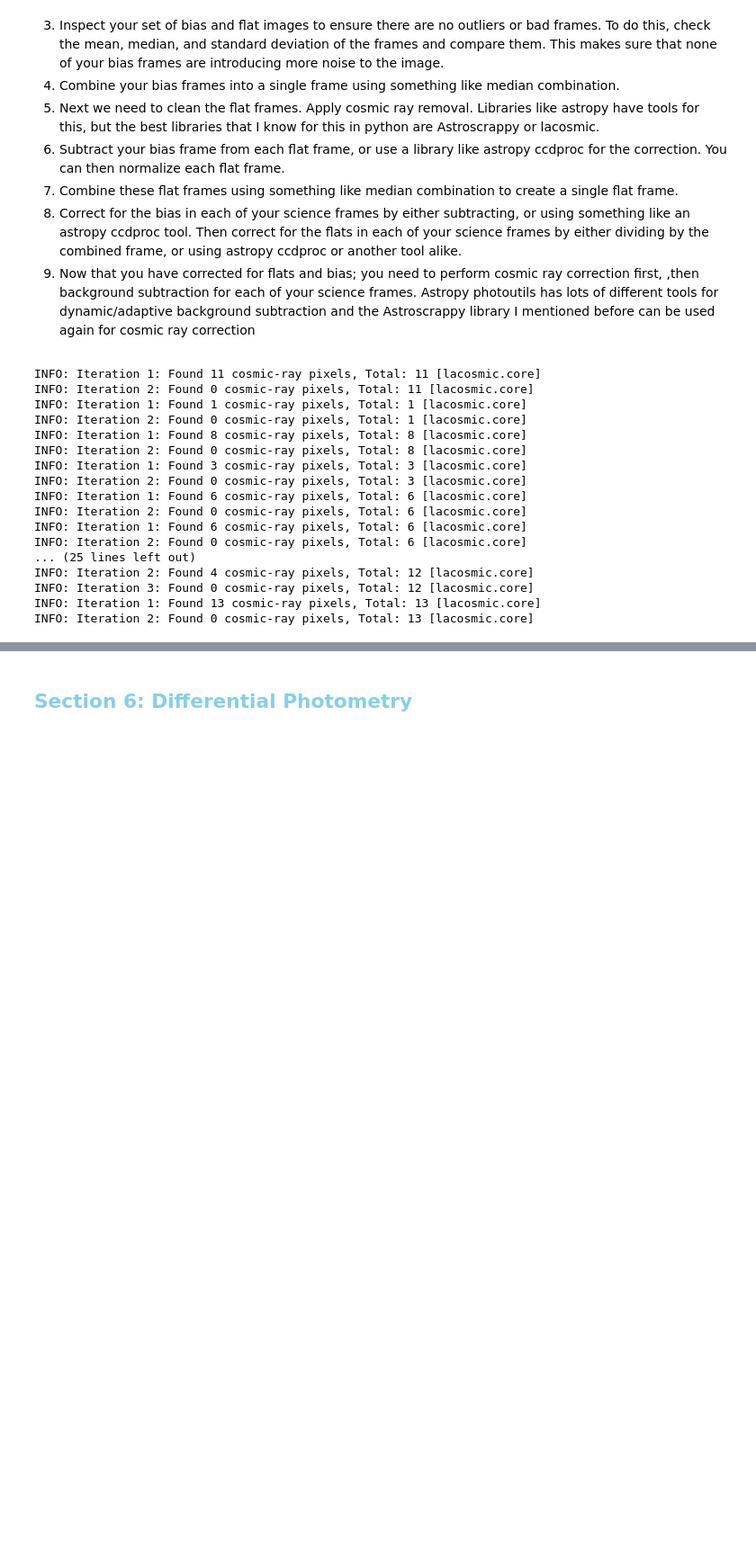
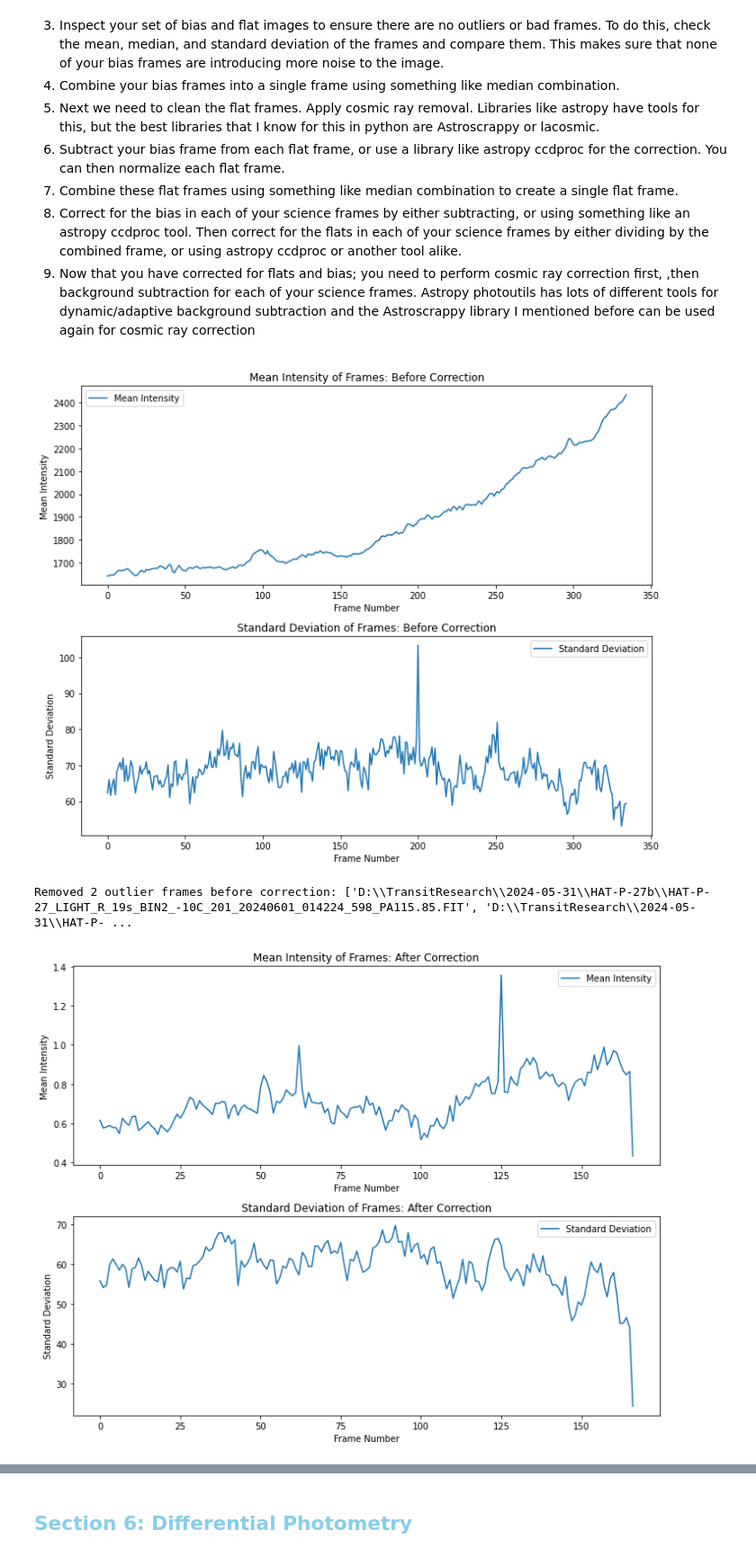
Before and after one commit to aidenweatherbee/ExoplanetTransitProcessing, a Jupyter notebook: TransitProcessing2.ipynb, the cells around one changed output, grey strips where cells are left out. Shown at 90% size. Saved outputs shown, nothing was run; the diff lists cells and outputs as text; code cells hidden in the pictures; blank space fills up the shorter version.

```diff
--- a/TransitProcessing2.ipynb
+++ b/TransitProcessing2.ipynb
@@ -124,7 +124,7 @@ from astropy.io import fits
 from astropy.nddata import CCDData
 import ccdproc
 import astroalign as aa
-from lacosmic import lacosmic
+from astroscrappy import detect_cosmics
 from photutils.background import Background2D, SExtractorBackground
 import matplotlib.pyplot as plt
 
@@ -177,8 +177,7 @@ def calibrate_and_save_images(science_images, flat_images, bias_images, output_f
     flat_data = [CCDData(img[0].data, unit='adu') for img, _ in flat_images]
     corrected_flats = [ccdproc.subtract_bias(flat, combined_bias) for flat in flat_data]
     for flat in corrected_flats:
-        flat.data = np.array(flat.data)
-        clean_data = lacosmic(flat.data, contrast=2.0, cr_threshold=5.0, neighbor_threshold=0.3, effective_gain=1.0, readnoise=10.0)
+        cosmic_mask, clean_data = detect_cosmics(flat.data, gain=1.0, readnoise=10.0, sigclip=5.0)
         flat.data = clean_data
     normalized_flats = [flat.divide(np.median(flat.data[flat.data > 0])) for flat in corrected_flats]
     combined_flat = ccdproc.combine(normalized_flats, method='median')
@@ -198,69 +197,63 @@ def calibrate_and_save_images(science_images, flat_images, bias_images, output_f
     corrected_science_ccds = []
     reference_image = None
 
-    for i, science_ccd in enumerate(science_ccds):
-        filename = science_images[i][1]  # Use original filename from input list
+    for i in range(0, len(science_ccds), 2):
         try:
-            if reference_image is None:
-                reference_image = science_ccd
+            stack_data = np.zeros_like(science_ccds[i].data, dtype='float32')
+            stack_header = science_ccds[i].meta
 
-            aligned_data, _ = aa.register(science_ccd.data, reference_image.data)
-            aligned_ccd = CCDData(aligned_data, unit='adu', meta=science_ccd.meta)
-            corrected_ccd = ccdproc.subtract_bias(aligned_ccd, combined_bias)
-            corrected_ccd = ccdproc.flat_correct(corrected_ccd, combined_flat)
+            for j in range(2):
+                if i + j < len(science_ccds):
+                    science_ccd = science_ccds[i + j]
+                    if reference_image is None:
+                        reference_image = science_ccd
 
-            corrected_ccd.data = np.array(corrected_ccd.data)
-            clean_data = lacosmic(corrected_ccd.data, contrast=2.0, cr_threshold=5.0, neighbor_threshold=0.3, effective_gain=1.0, readnoise=10.0)
-            corrected_ccd.data = clean_data
-            bkg_estimator = SExtractorBackground()
-            bkg = Background2D(corrected_ccd.data, (100, 100), filter_size=(5, 5), bkg_estimator=bkg_estimator)
-            corrected_ccd.data -= bkg.background
+                    aligned_data, _ = aa.register(science_ccd.data, reference_image.data)
+                    aligned_ccd = CCDData(aligned_data, unit='adu', meta=science_ccd.meta)
+                    corrected_ccd = ccdproc.subtract_bias(aligned_ccd, combined_bias)
+                    corrected_ccd = ccdproc.flat_correct(corrected_ccd, combined_flat)
 
-            if reference_image is not None:
-                realigned_data, _ = aa.register(corrected_ccd.data, reference_image.data)
-                corrected_ccd = CCDData(realigned_data, unit='adu', meta=science_ccd.meta)
+                    cosmic_mask, clean_data = detect_cosmics(corrected_ccd.data, gain=1.0, readnoise=10.0, sigclip=5.0, sigfrac=0.3)
+                    corrected_ccd.data = clean_data
+                    bkg_estimator = SExtractorBackground()
+                    bkg = Background2D(corrected_ccd.data, (100, 100), filter_size=(5, 5), bkg_estimator=bkg_estimator)
+                    corrected_ccd.data -= bkg.background
 
-            corrected_science_ccds.append(corrected_ccd)
+                    if reference_image is not None:
+                        realigned_data, _ = aa.register(corrected_ccd.data, reference_image.data)
+                        corrected_ccd = CCDData(realigned_data, unit='adu', meta=science_ccd.meta)
 
-            output_file = os.path.join(output_folder, os.path.basename(filename))
-            fits.writeto(output_file, corrected_ccd.data, corrected_ccd.meta, overwrite=True)
+                    stack_data += corrected_ccd.data
+
+            stack_data /= 2
+            corrected_science_ccd = CCDData(stack_data.astype('float32'), unit='adu', meta=stack_header)
+            corrected_science_ccds.append(corrected_science_ccd)
+
+            output_file = os.path.join(output_folder, os.path.basename(science_images[i][1]))
+            fits.writeto(output_file, corrected_science_ccd.data, corrected_science_ccd.meta, overwrite=True)
         except Exception as e:
-            print(f"Failed to process {os.path.basename(filename)}: {e}")
+            print(f"Failed to process images {i} and {i+1}: {e}")
 
     # Plot statistics after correction
     plot_statistics(corrected_science_ccds, "After Correction")
 
     corrected_science_ccds, removed_indices_after = filter_outliers(corrected_science_ccds)
     removed_files_after = [science_images[i][1] for i in removed_indices_after]
     print(f"Removed {len(removed_indices_after)} outlier frames after correction: {removed_files_after}")
 
     return removed_files_before, removed_files_after
 
 # Example usage
 folder = "D:\\TransitResearch\\2024-05-31\\HAT-P-27b"
 flat_images = load_fits_images(folder, "FLAT_R")
 bias_images = load_fits_images(folder, "Bias")
 science_images = load_fits_images(folder, "HAT-P-27")
-output_folder = "D:\\TransitResearch\\2024-05-31\\calibrated_images3"
+output_folder = "D:\\TransitResearch\\2024-05-31\\calibrated_images4"
 
 removed_files_before, removed_files_after = calibrate_and_save_images(science_images, flat_images, bias_images, output_folder)
 print(f"Files removed before correction: {removed_files_before}")
 print(f"Files removed after correction: {removed_files_after}")
 # %% [output]
+[figure, added]
-INFO: Iteration 1: Found 11 cosmic-ray pixels, Total: 11 [lacosmic.core]
-INFO: Iteration 2: Found 0 cosmic-ray pixels, Total: 11 [lacosmic.core]
-INFO: Iteration 1: Found 1 cosmic-ray pixels, Total: 1 [lacosmic.core]
-INFO: Iteration 2: Found 0 cosmic-ray pixels, Total: 1 [lacosmic.core]
-INFO: Iteration 1: Found 8 cosmic-ray pixels, Total: 8 [lacosmic.core]
-INFO: Iteration 2: Found 0 cosmic-ray pixels, Total: 8 [lacosmic.core]
-INFO: Iteration 1: Found 3 cosmic-ray pixels, Total: 3 [lacosmic.core]
-INFO: Iteration 2: Found 0 cosmic-ray pixels, Total: 3 [lacosmic.core]
-INFO: Iteration 1: Found 6 cosmic-ray pixels, Total: 6 [lacosmic.core]
-INFO: Iteration 2: Found 0 cosmic-ray pixels, Total: 6 [lacosmic.core]
-INFO: Iteration 1: Found 6 cosmic-ray pixels, Total: 6 [lacosmic.core]
-INFO: Iteration 2: Found 0 cosmic-ray pixels, Total: 6 [lacosmic.core]
-... (25 lines left out)
-INFO: Iteration 2: Found 4 cosmic-ray pixels, Total: 12 [lacosmic.core]
-INFO: Iteration 3: Found 0 cosmic-ray pixels, Total: 12 [lacosmic.core]
-INFO: Iteration 1: Found 13 cosmic-ray pixels, Total: 13 [lacosmic.core]
-INFO: Iteration 2: Found 0 cosmic-ray pixels, Total: 13 [lacosmic.core]
+Removed 2 outlier frames before correction: ['D:\\TransitResearch\\2024-05-31\\HAT-P-27b\\HAT-P-27_LIGHT_R_19s_BIN2_-10C_201_20240601_014224_598_PA115.85.FIT', 'D:\\TransitResearch\\2024-05-31\\HAT-P- ...
+[figure, added]
```
Also changed, not shown: parts of 3 cells of this notebook, 4 other files.
